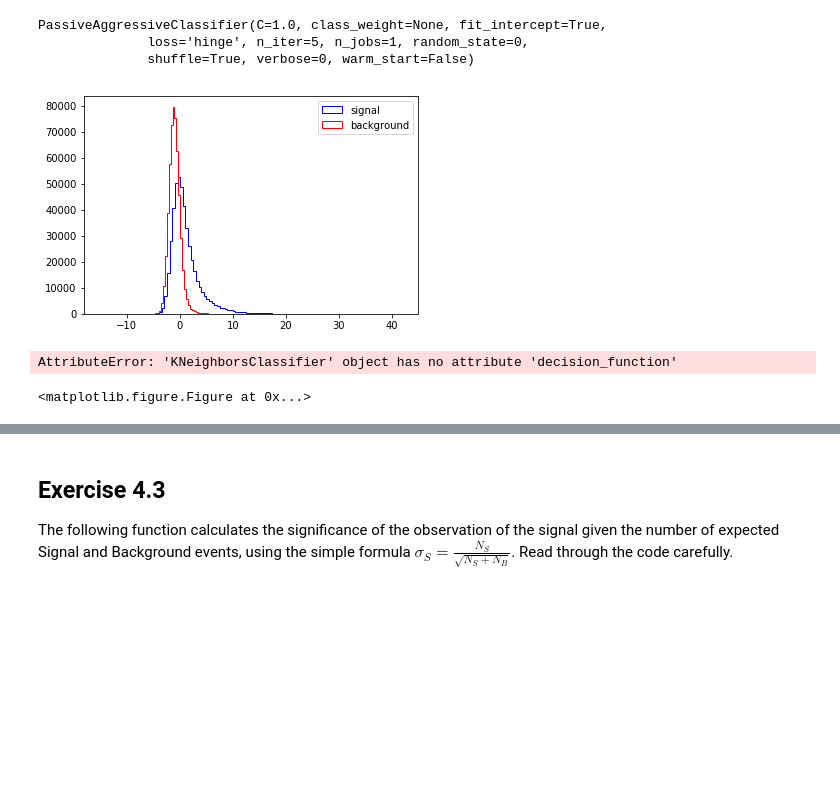
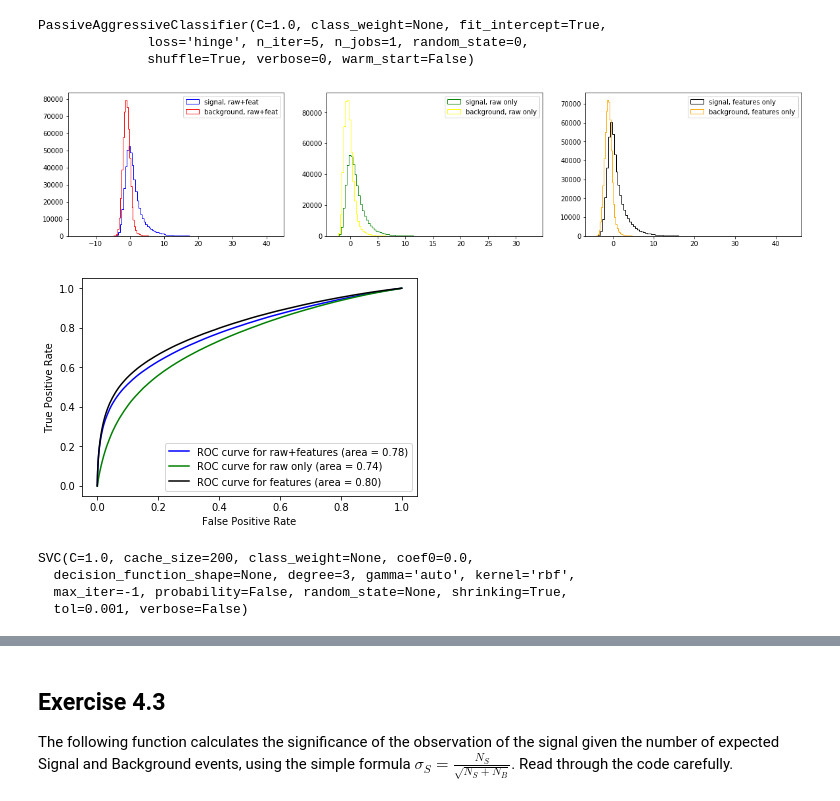
Before and after one commit to zacharyhinkle/DLHEP2018, a Jupyter notebook: Labs/Lab-4/Lab-4-v2-Solution.ipynb, the cells around one changed output, grey strips where cells are left out. Drawn from its saved outputs; the diff is of its cells as text; code cells hidden in the pictures; blank space fills up the shorter version.

```diff
--- a/Labs/Lab-4/Lab-4-v2-Solution.ipynb
+++ b/Labs/Lab-4/Lab-4-v2-Solution.ipynb
@@ -243,16 +258,12 @@ plt.show()
 # %%
 from sklearn.linear_model import PassiveAggressiveClassifier
-PA = PassiveAggressiveClassifier(random_state=0)
-PA.fit(X_Train,y_Train)
+PAFull = PassiveAggressiveClassifier(random_state=0)
+PARaw = PassiveAggressiveClassifier(random_state=0)
+PAFeat = PassiveAggressiveClassifier(random_state=0)
+PAFull.fit(X_Train,y_Train)
+PARaw.fit(X_TrainRaw,y_Train)
+PAFeat.fit(X_TrainFeat,y_Train)
 # %% [output]
 PassiveAggressiveClassifier(C=1.0, class_weight=None, fit_intercept=True,
               loss='hinge', n_iter=5, n_jobs=1, random_state=0,
               shuffle=True, verbose=0, warm_start=False)
-# %%
-plt.figure()
-plt.hist(PA.decision_function(Test_sig[VarNames[1:]]),bins=100,histtype="step", color="blue", label="signal",stacked=True)
-plt.hist(PA.decision_function(Test_bkg[VarNames[1:]]),bins=100,histtype="step", color="red", label="background",stacked=True)
-plt.legend(loc='upper right')
-plt.show()
-# %% [output]
-[figure, removed]
@@ -263,9 +270,19 @@ LinSVC.fit(X_Train,y_Train)
-# %%
-plt.figure()
-plt.hist(neigh.decision_function(Test_sig[VarNames[1:]]),bins=100,histtype="step", color="blue", label="signal",stacked=True)
-plt.hist(neigh.decision_function(Test_bkg[VarNames[1:]]),bins=100,histtype="step", color="red", label="background",stacked=True)
-plt.legend(loc='upper right')
-plt.show()
-# %% [output]
-AttributeError: 'KNeighborsClassifier' object has no attribute 'decision_function'
-<matplotlib.figure.Figure at 0x...>
+# %%
+graphComps(PAFull,PARaw,PAFeat)
+# %% [output]
+[figure, added]
+[figure, added]
+# %%
+#This classifier takes so long to train I'm only using a small portion of the data
+from sklearn import svm
+svmFull = svm.SVC()
+svmRaw = svm.SVC()
+svmFeat = svm.SVC()
+svmFull.fit(X_Train[0:4000],y_Train[0:4000])
+svmRaw.fit(X_TrainRaw[0:4000],y_Train[0:4000])
+svmFeat.fit(X_TrainFeat[0:4000],y_Train[0:4000])
+# %% [output]
+SVC(C=1.0, cache_size=200, class_weight=None, coef0=0.0,
+  decision_function_shape=None, degree=3, gamma='auto', kernel='rbf',
+  max_iter=-1, probability=False, random_state=None, shrinking=True,
+  tol=0.001, verbose=False)
```
Also changed, not shown: parts of 17 cells of this notebook.
